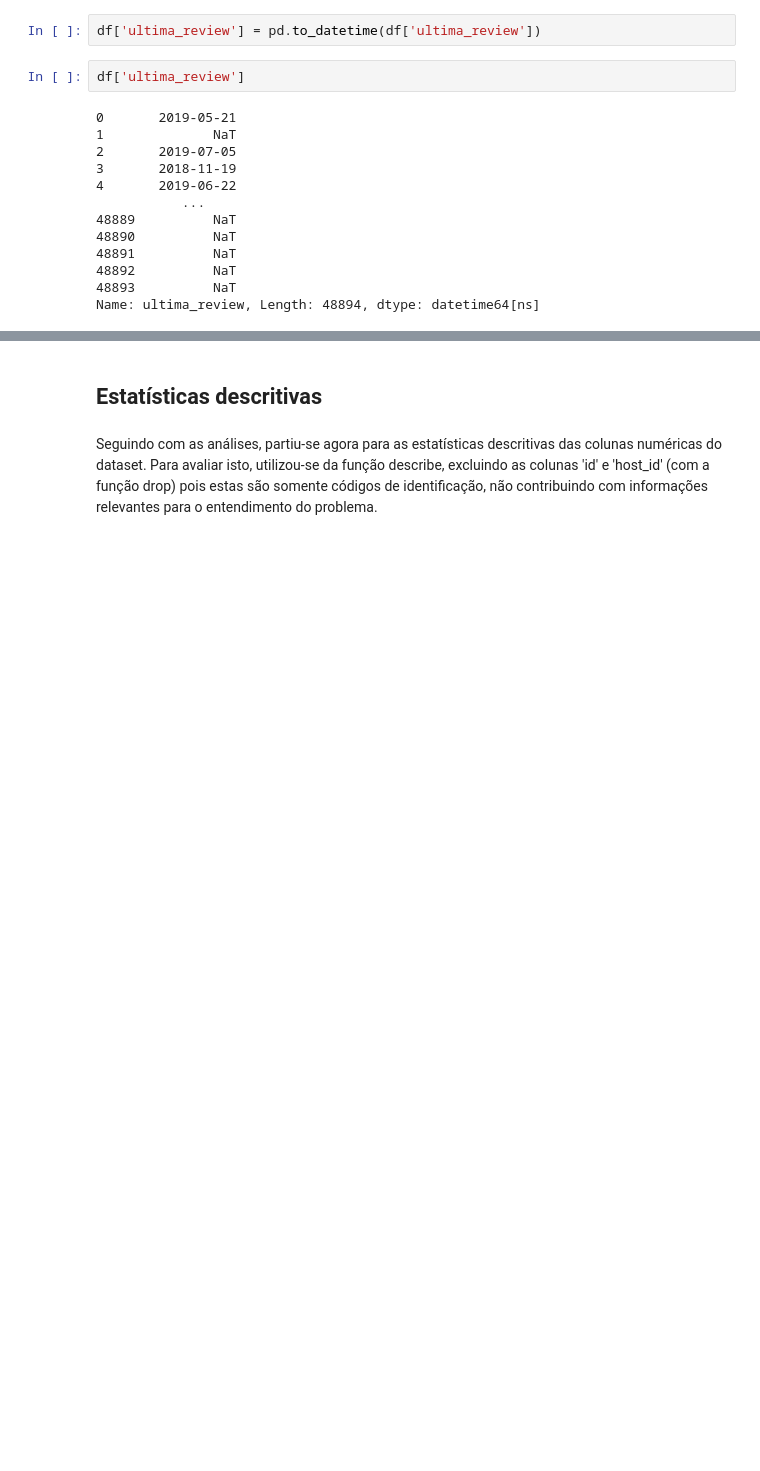
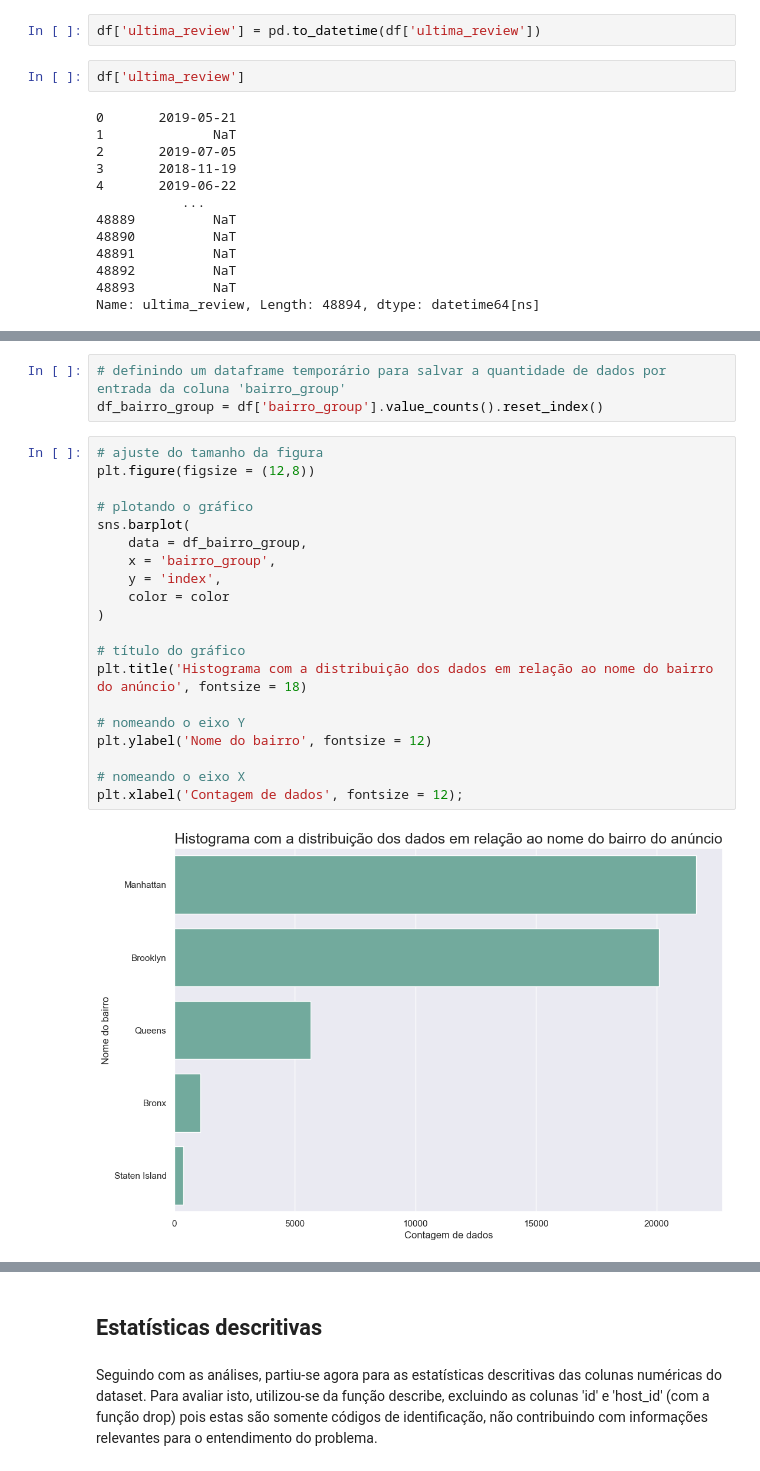
Before and after one commit to rfprates/LH_CD_RODRIGOPRATES, a Jupyter notebook: EDA.ipynb, the cells around one changed output, grey strips where cells are left out. Cells and saved outputs as stored; diff of their text form; blank space fills up the shorter version.

```diff
--- a/EDA.ipynb
+++ b/EDA.ipynb
@@ -196,0 +227,25 @@ Conforme o resultado acima, percebe-se que os dados agora estão no formato cert
+# %%
+# definindo um dataframe temporário para salvar a quantidade de dados por entrada da coluna 'bairro_group'
+df_bairro_group = df['bairro_group'].value_counts().reset_index()
+# %%
+# ajuste do tamanho da figura
+plt.figure(figsize = (12,8))
+
+# plotando o gráfico
+sns.barplot(
+    data = df_bairro_group,
+    x = 'bairro_group',
+    y = 'index',
+    color = color
+)
+
+# título do gráfico
+plt.title('Histograma com a distribuição dos dados em relação ao nome do bairro do anúncio', fontsize = 18)
+
+# nomeando o eixo Y
+plt.ylabel('Nome do bairro', fontsize = 12)
+
+# nomeando o eixo X
+plt.xlabel('Contagem de dados', fontsize = 12);
+# %% [output]
+[figure, added]
```
Also changed, not shown: parts of 28 cells of this notebook.
